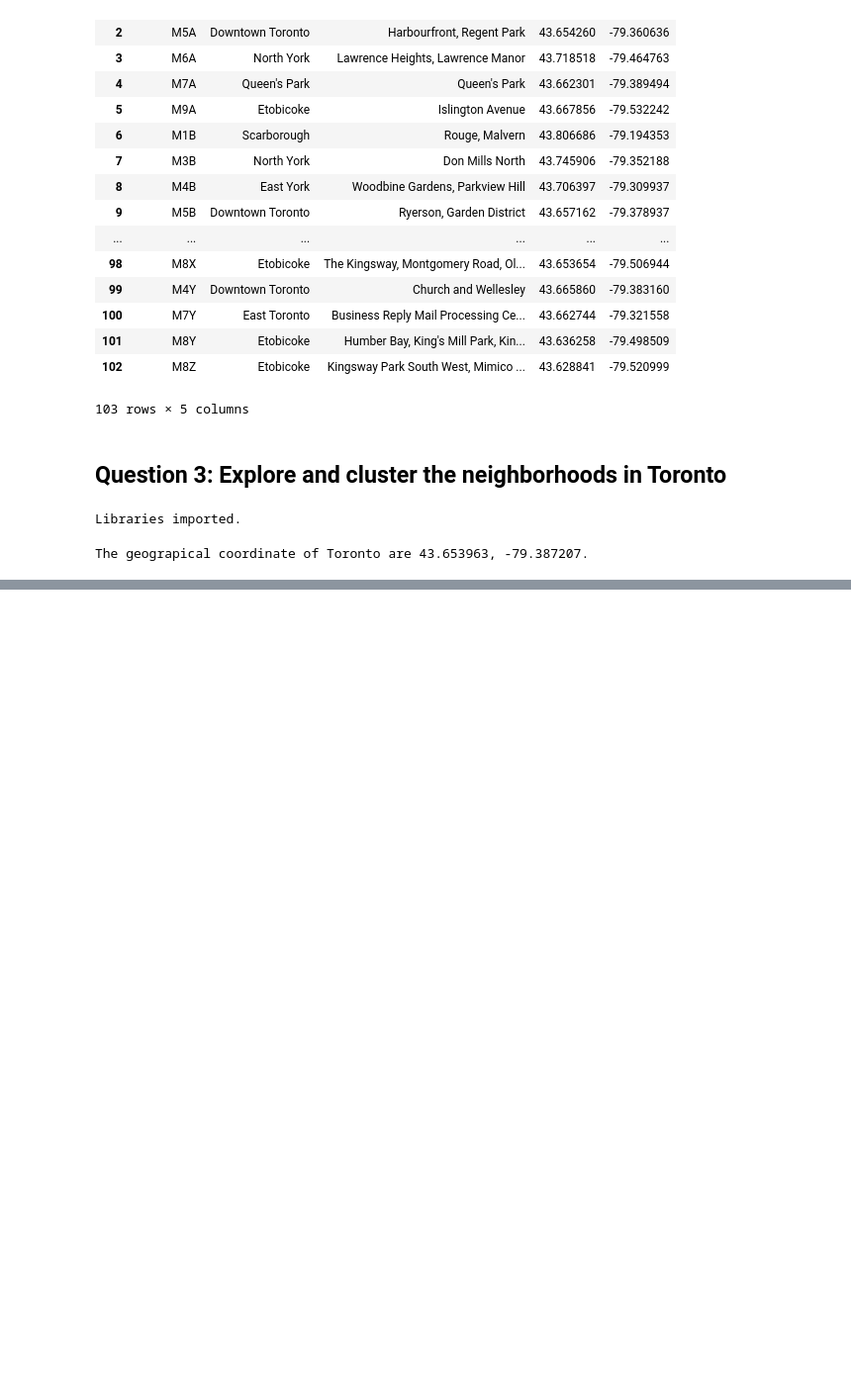
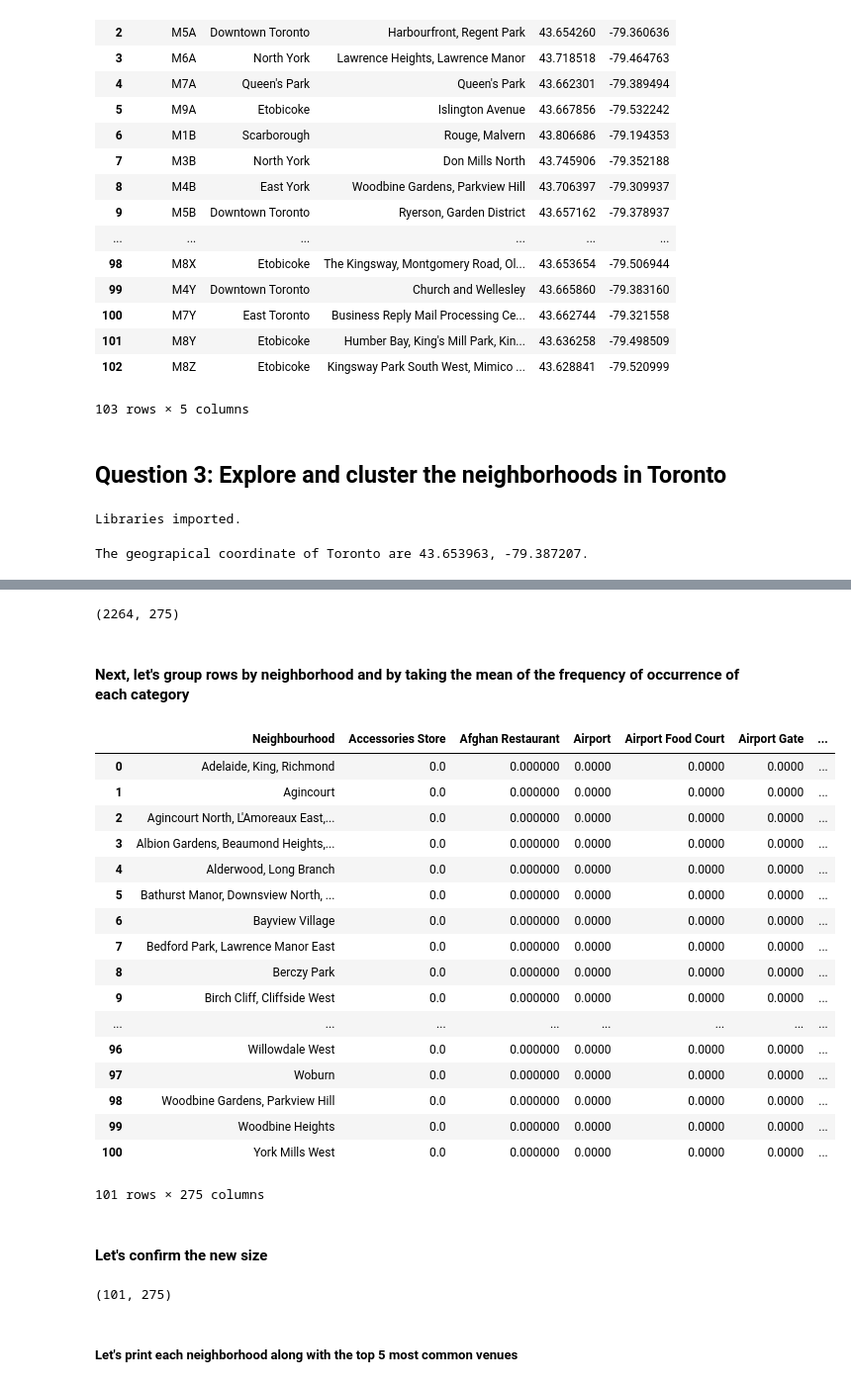
Before and after one commit to junli828/Coursera_Capstone, a Jupyter notebook: TorontoNeighborhood.ipynb, the cells around one changed output, grey strips where cells are left out. Shown: that part at 99% size. Cells and saved outputs as stored; diff of their text form; code cells hidden in the pictures; blank space fills up the shorter version.

```diff
--- a/TorontoNeighborhood.ipynb
+++ b/TorontoNeighborhood.ipynb
@@ -246,0 +256,8 @@ map_toronto
+# %%
+CLIENT_ID = '3HDXHJNRPN0OEI1I51O4CAALYAVD0PBSGGUC5NGZKHEFBKC5' # your Foursquare ID
+CLIENT_SECRET = 'N3LZJZQJFR3GIR0IAVKVNJFPOD2BV2YV2BXFEP4IPQNJZSJQ' # your Foursquare Secret
+VERSION = '20180605' # Foursquare API version
+
+print('Your credentails:')
+print('CLIENT_ID: ' + CLIENT_ID)
+print('CLIENT_SECRET:' + CLIENT_SECRET)
@@ -246,0 +274,4 @@ map_toronto
+# %%
+# defining radius and limit of venues to get
+radius=500
+LIMIT=100
@@ -246,0 +318,5 @@ map_toronto
+# %%
+toronto_venues = getNearbyVenues(names=Toronto_df['Neighbourhood'],
+                                   latitudes=Toronto_df['Latitude'],
+                                   longitudes=Toronto_df['Longitude']
+                                  )
@@ -246,0 +384,10 @@ map_toronto
+# %%
+# one hot encoding
+toronto_onehot = pd.get_dummies(toronto_venues[['Venue Category']], prefix="", prefix_sep="")
+
+# add neighborhood column back to dataframe
+toronto_onehot['Neighbourhood'] = toronto_venues['Neighbourhood']
+
+# move neighborhood column to the first column
+fixed_columns = [toronto_onehot.columns[-1]] + list(toronto_onehot.columns[:-1])
+toronto_onehot.head()
@@ -246,0 +402,36 @@ map_toronto
+# %%
+toronto_onehot.shape
+# %% [output]
+(2264, 275)
+# %% [markdown]
+#### Next, let's group rows by neighborhood and by taking the mean of the frequency of occurrence of each category
+# %%
+toronto_grouped = toronto_onehot.groupby('Neighbourhood').mean().reset_index()
+toronto_grouped
+# %% [output]
+|  | Neighbourhood | Accessories Store | Afghan Restaurant | Airport | Airport Food Court | Airport Gate | ... |
+| 0 | Adelaide, King, Richmond | 0.0 | 0.000000 | 0.0000 | 0.0000 | 0.0000 | ... |
+| 1 | Agincourt | 0.0 | 0.000000 | 0.0000 | 0.0000 | 0.0000 | ... |
+| 2 | Agincourt North, L'Amoreaux East,... | 0.0 | 0.000000 | 0.0000 | 0.0000 | 0.0000 | ... |
+| 3 | Albion Gardens, Beaumond Heights,... | 0.0 | 0.000000 | 0.0000 | 0.0000 | 0.0000 | ... |
+| 4 | Alderwood, Long Branch | 0.0 | 0.000000 | 0.0000 | 0.0000 | 0.0000 | ... |
+| 5 | Bathurst Manor, Downsview North, ... | 0.0 | 0.000000 | 0.0000 | 0.0000 | 0.0000 | ... |
+| 6 | Bayview Village | 0.0 | 0.000000 | 0.0000 | 0.0000 | 0.0000 | ... |
+| 7 | Bedford Park, Lawrence Manor East | 0.0 | 0.000000 | 0.0000 | 0.0000 | 0.0000 | ... |
+| 8 | Berczy Park | 0.0 | 0.000000 | 0.0000 | 0.0000 | 0.0000 | ... |
+| 9 | Birch Cliff, Cliffside West | 0.0 | 0.000000 | 0.0000 | 0.0000 | 0.0000 | ... |
+| ... | ... | ... | ... | ... | ... | ... | ... |
+| 96 | Willowdale West | 0.0 | 0.000000 | 0.0000 | 0.0000 | 0.0000 | ... |
+| 97 | Woburn | 0.0 | 0.000000 | 0.0000 | 0.0000 | 0.0000 | ... |
+| 98 | Woodbine Gardens, Parkview Hill | 0.0 | 0.000000 | 0.0000 | 0.0000 | 0.0000 | ... |
+| 99 | Woodbine Heights | 0.0 | 0.000000 | 0.0000 | 0.0000 | 0.0000 | ... |
+| 100 | York Mills West | 0.0 | 0.000000 | 0.0000 | 0.0000 | 0.0000 | ... |
+101 rows × 275 columns
+# %% [markdown]
+#### Let's confirm the new size
+# %%
+toronto_grouped.shape
+# %% [output]
+(101, 275)
+# %% [markdown]
+##### Let's print each neighborhood along with the top 5 most common venues
```
Also changed, not shown: parts of 40 cells of this notebook, 2 other files.
